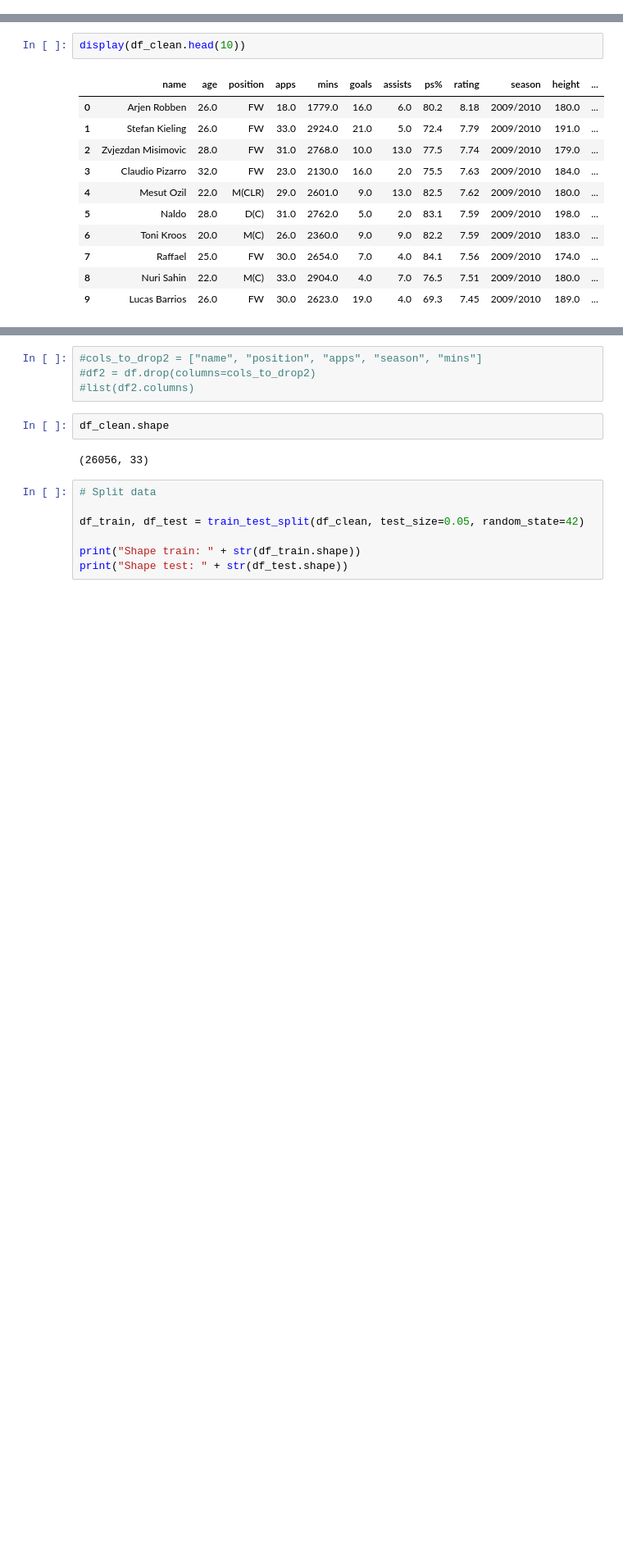
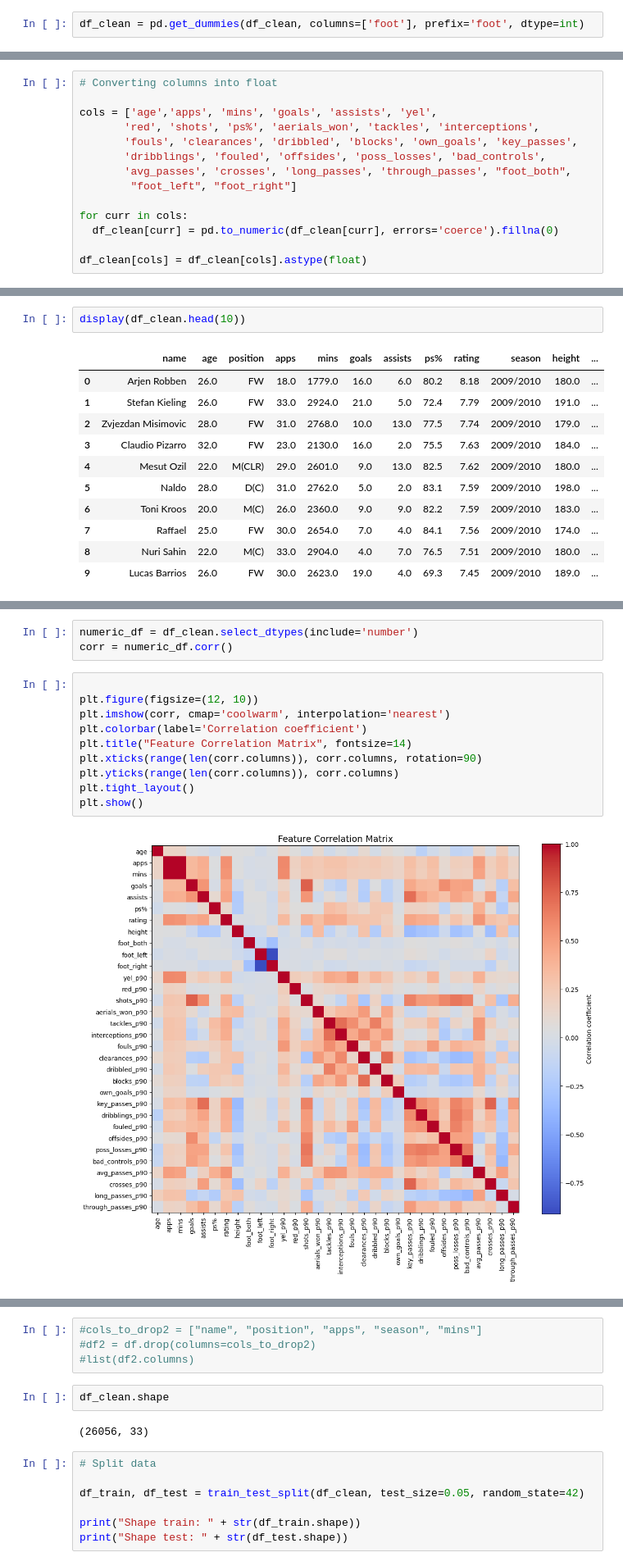
Before and after one commit to Computational-Tools-in-DS-G42/footballer-profiler-AI, a Jupyter notebook: player_profiler.ipynb, the cells around one changed output, grey strips where cells are left out. Shown at 82% size. Cells and saved outputs as stored; diff of their text form; blank space fills up the shorter version.

```diff
--- a/player_profiler.ipynb
+++ b/player_profiler.ipynb
@@ -358,0 +367,2 @@ df_clean[cols] = df_clean[cols].astype(float)
+# %%
+df_clean = pd.get_dummies(df_clean, columns=['foot'], prefix='foot', dtype=int)
@@ -378,0 +400,14 @@ memory usage: 6.6+ MB
+# %%
+# Converting columns into float
+
+cols = ['age','apps', 'mins', 'goals', 'assists', 'yel',
+       'red', 'shots', 'ps%', 'aerials_won', 'tackles', 'interceptions',
+       'fouls', 'clearances', 'dribbled', 'blocks', 'own_goals', 'key_passes',
+       'dribblings', 'fouled', 'offsides', 'poss_losses', 'bad_controls',
+       'avg_passes', 'crosses', 'long_passes', 'through_passes', "foot_both",
+        "foot_left", "foot_right"]
+
+for curr in cols:
+  df_clean[curr] = pd.to_numeric(df_clean[curr], errors='coerce').fillna(0)
+
+df_clean[cols] = df_clean[cols].astype(float)
@@ -407,0 +487,15 @@ display(df_clean.head(10))
+# %%
+numeric_df = df_clean.select_dtypes(include='number')
+corr = numeric_df.corr()
+# %%
+
+plt.figure(figsize=(12, 10))
+plt.imshow(corr, cmap='coolwarm', interpolation='nearest')
+plt.colorbar(label='Correlation coefficient')
+plt.title("Feature Correlation Matrix", fontsize=14)
+plt.xticks(range(len(corr.columns)), corr.columns, rotation=90)
+plt.yticks(range(len(corr.columns)), corr.columns)
+plt.tight_layout()
+plt.show()
+# %% [output]
+[figure, added]
```
Also changed, not shown: parts of 21 cells of this notebook.
